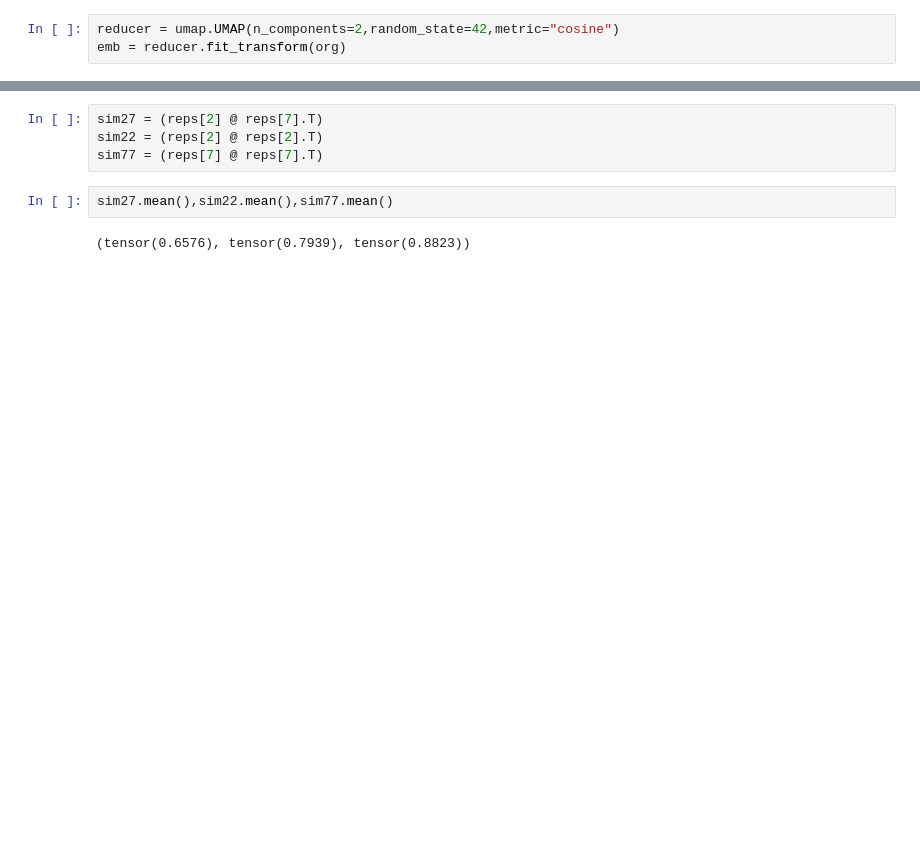
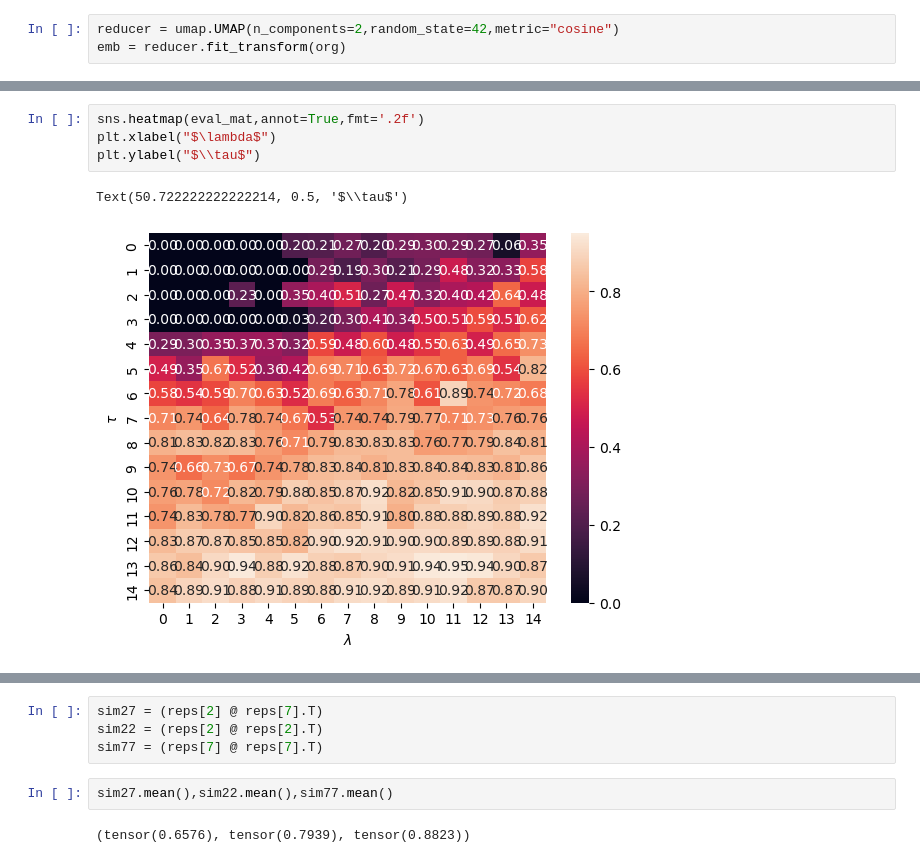
Before and after one commit to alexkaravos/InformationHeuristic, a Jupyter notebook: notebooks/lossdev.ipynb, the cells around one changed output, grey strips where cells are left out. Saved outputs shown, nothing was run; the diff lists cells and outputs as text; blank space fills up the shorter version.

```diff
--- a/notebooks/lossdev.ipynb
+++ b/notebooks/lossdev.ipynb
@@ -110,0 +138,7 @@ for epoch in range(100):
+# %%
+sns.heatmap(eval_mat,annot=True,fmt='.2f')
+plt.xlabel("$\lambda$")
+plt.ylabel("$\\tau$")
+# %% [output]
+Text(50.722222222222214, 0.5, '$\\tau$')
+[figure, added]
```
Also changed, not shown: parts of 22 cells of this notebook, 1 other file.
